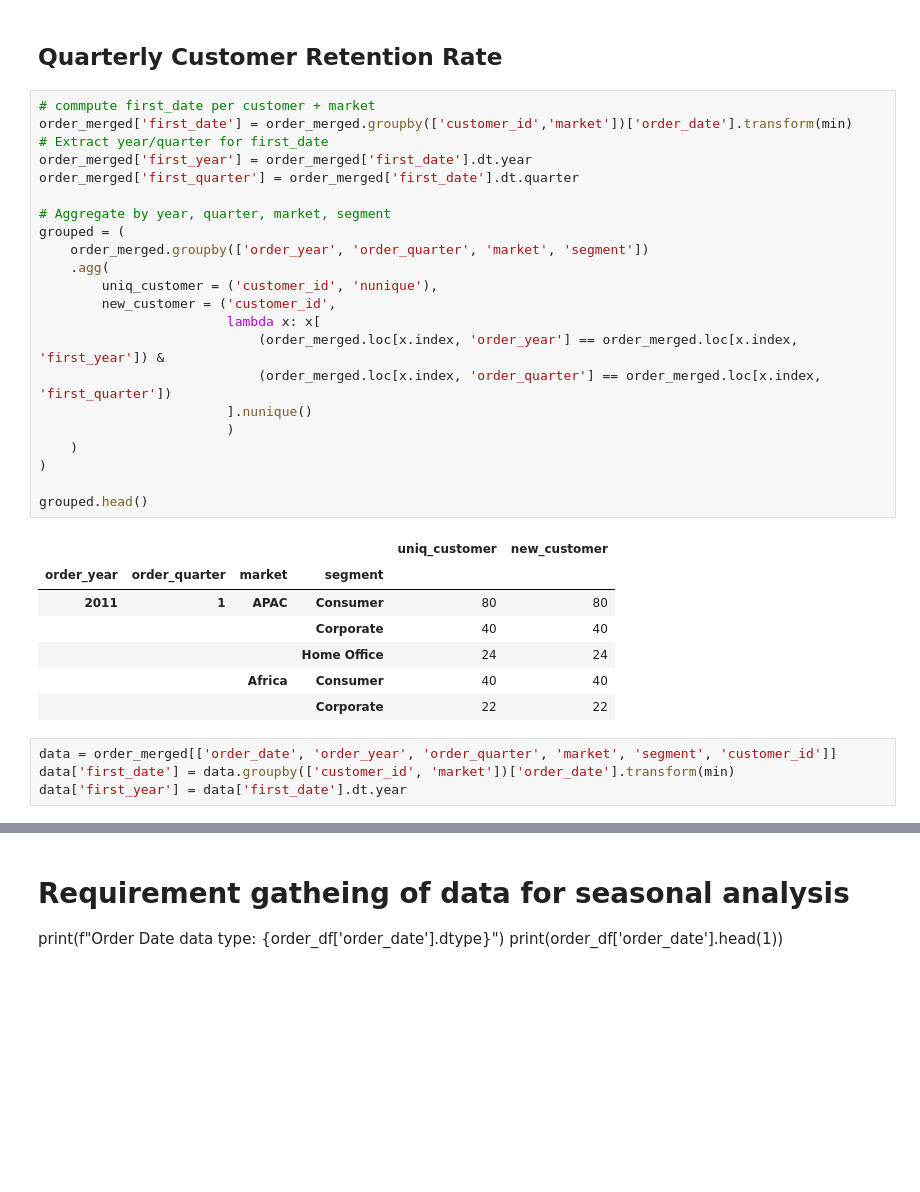
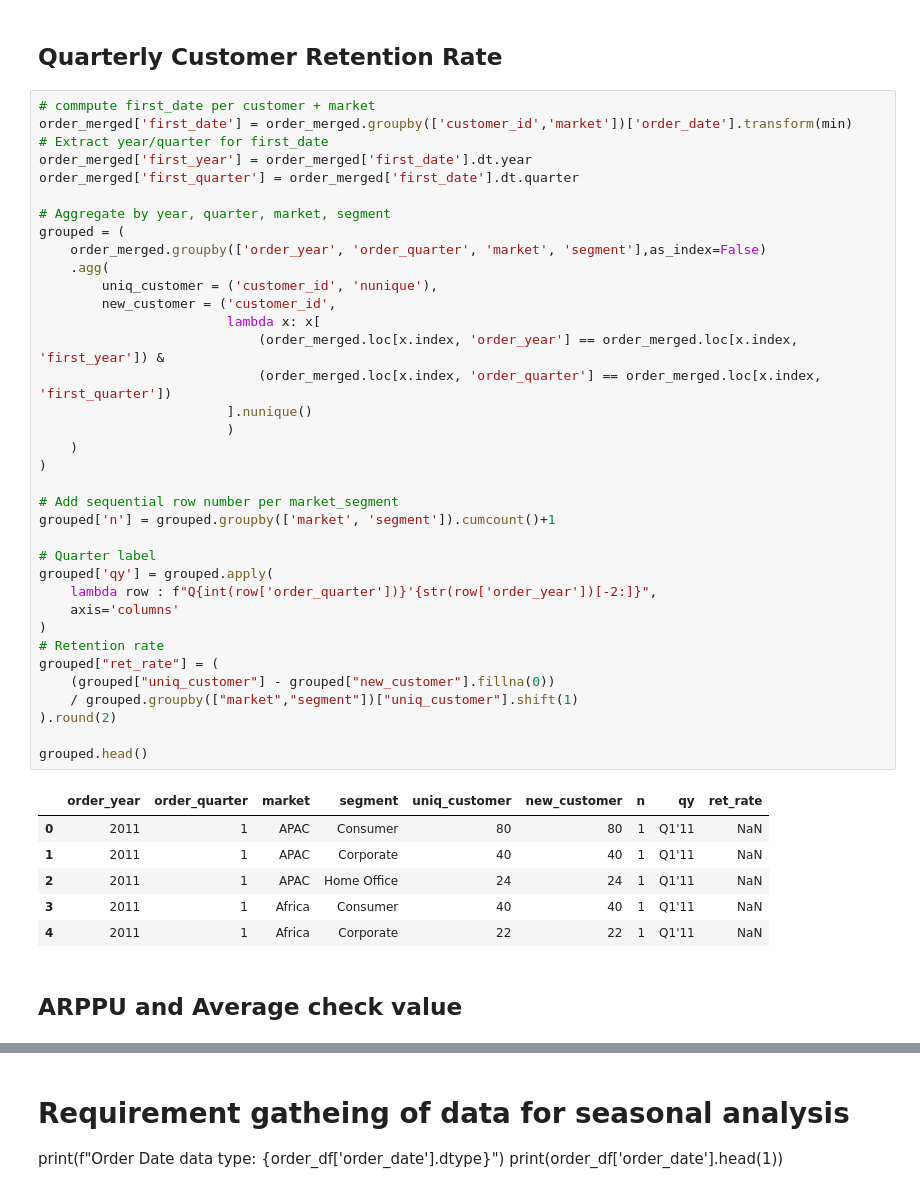
Before and after one commit to annugit1655/Global-Superstore-Project, a Jupyter notebook: notebooks/order-return-sales-analysis.ipynb, the cells around one changed output, grey strips where cells are left out. Saved outputs shown, nothing was run; the diff lists cells and outputs as text; blank space fills up the shorter version.

```diff
--- a/notebooks/order-return-sales-analysis.ipynb
+++ b/notebooks/order-return-sales-analysis.ipynb
@@ -658,34 +658,45 @@ summary.head()
 # %%
 # commpute first_date per customer + market
 order_merged['first_date'] = order_merged.groupby(['customer_id','market'])['order_date'].transform(min)
 # Extract year/quarter for first_date
 order_merged['first_year'] = order_merged['first_date'].dt.year
 order_merged['first_quarter'] = order_merged['first_date'].dt.quarter
 
 # Aggregate by year, quarter, market, segment
 grouped = (
-    order_merged.groupby(['order_year', 'order_quarter', 'market', 'segment'])
+    order_merged.groupby(['order_year', 'order_quarter', 'market', 'segment'],as_index=False)
     .agg(
         uniq_customer = ('customer_id', 'nunique'),
         new_customer = ('customer_id',
                         lambda x: x[
                             (order_merged.loc[x.index, 'order_year'] == order_merged.loc[x.index, 'first_year']) &
                             (order_merged.loc[x.index, 'order_quarter'] == order_merged.loc[x.index, 'first_quarter'])
                         ].nunique()
                         )
     )
 )
 
+# Add sequential row number per market_segment
+grouped['n'] = grouped.groupby(['market', 'segment']).cumcount()+1
+
+# Quarter label
+grouped['qy'] = grouped.apply(
+    lambda row : f"Q{int(row['order_quarter'])}'{str(row['order_year'])[-2:]}",
+    axis='columns'
+)
+# Retention rate
+grouped["ret_rate"] = (
+    (grouped["uniq_customer"] - grouped["new_customer"].fillna(0))
+    / grouped.groupby(["market","segment"])["uniq_customer"].shift(1)
+).round(2)
+
 grouped.head()
 # %% [output]
-|  |  |  |  | uniq_customer | new_customer |
-| order_year | order_quarter | market | segment |  |  |
-| 2011 | 1 | APAC | Consumer | 80 | 80 |
-|  |  |  | Corporate | 40 | 40 |
-|  |  |  | Home Office | 24 | 24 |
-|  |  | Africa | Consumer | 40 | 40 |
-|  |  |  | Corporate | 22 | 22 |
+|  | order_year | order_quarter | market | segment | uniq_customer | new_customer | n | qy | ret_rate |
+| 0 | 2011 | 1 | APAC | Consumer | 80 | 80 | 1 | Q1'11 | NaN |
+| 1 | 2011 | 1 | APAC | Corporate | 40 | 40 | 1 | Q1'11 | NaN |
+| 2 | 2011 | 1 | APAC | Home Office | 24 | 24 | 1 | Q1'11 | NaN |
+| 3 | 2011 | 1 | Africa | Consumer | 40 | 40 | 1 | Q1'11 | NaN |
+| 4 | 2011 | 1 | Africa | Corporate | 22 | 22 | 1 | Q1'11 | NaN |
-# %%
-data = order_merged[['order_date', 'order_year', 'order_quarter', 'market', 'segment', 'customer_id']]
-data['first_date'] = data.groupby(['customer_id', 'market'])['order_date'].transform(min)
-data['first_year'] = data['first_date'].dt.year
+# %% [markdown]
+## **ARPPU and Average check value**
```
Also changed, not shown: parts of 3 cells of this notebook.
